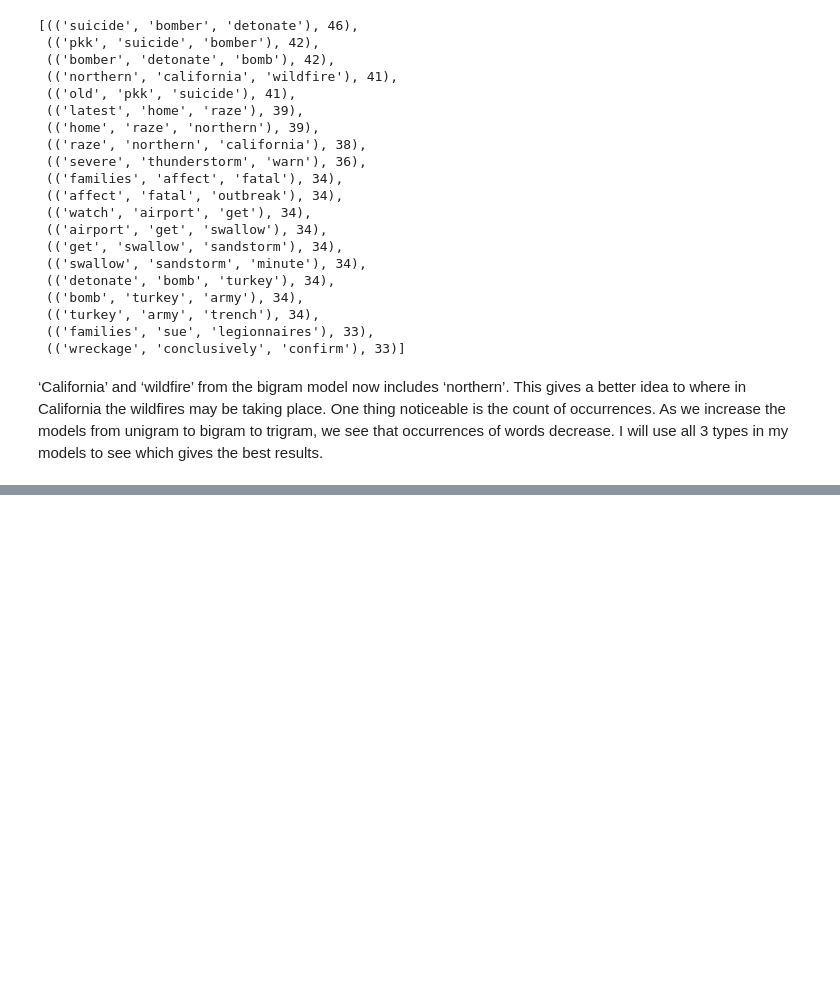
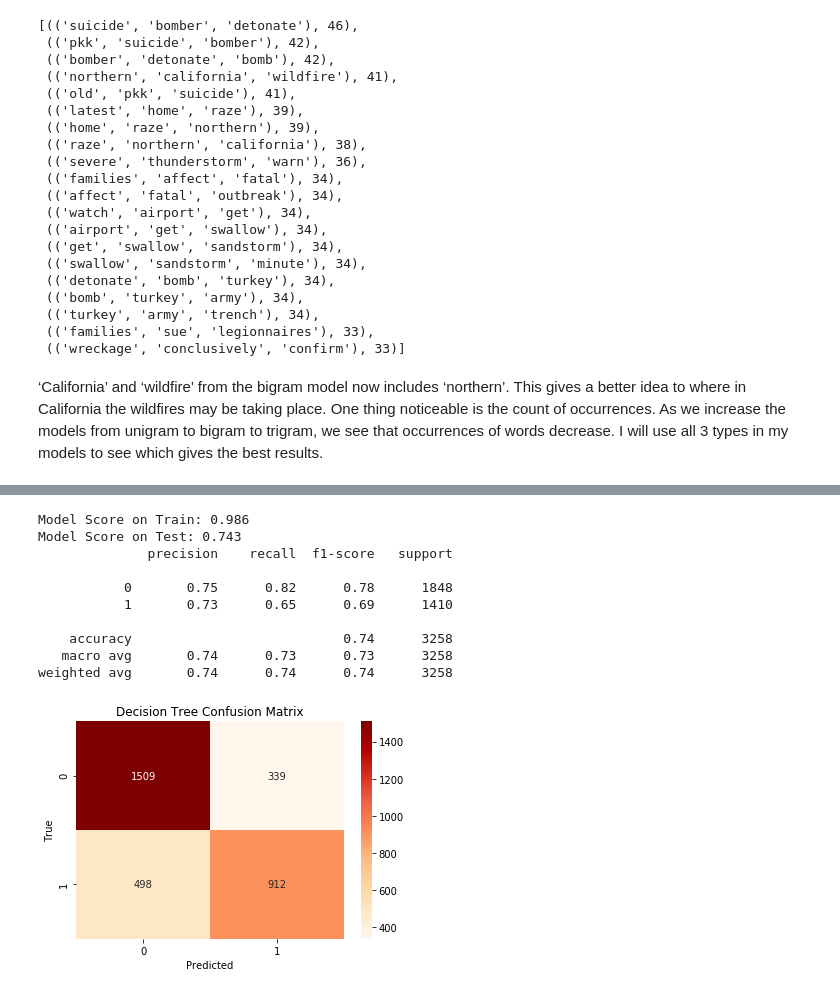
Before and after one commit to barcilla/Capstone_2, a Jupyter notebook: Tweet Classifier: Detecting Disasters.ipynb, the cells around one changed output, grey strips where cells are left out. Drawn from its saved outputs; the diff is of its cells as text; code cells hidden in the pictures; blank space fills up the shorter version.

```diff
--- a/Tweet Classifier: Detecting Disasters.ipynb
+++ b/Tweet Classifier: Detecting Disasters.ipynb
@@ -558,0 +661,34 @@ Top 20 Trigrams for Disaster Tweets
+# %%
+#Normalizaiton for Decision Tree and Random Forest is not needed
+
+cv = make_column_transformer((CountVectorizer(), 'clean_text'), remainder='passthrough')
+# %%
+%%time
+
+dt_pipe = make_pipeline(cv, DecisionTreeClassifier(random_state=34))
+
+dt_pipe.fit(X_train, y_train)
+
+y_pred = dt_pipe.predict(X_test)
+print('Model Score on Train: %.3f' % dt_pipe.score(X_train,y_train))
+print('Model Score on Test: %.3f' % dt_pipe.score(X_test, y_test))
+print(classification_report(y_test, y_pred))
+
+conf = confusion_matrix(y_test, y_pred)
+_ = sns.heatmap(conf, annot=True, fmt='d', cmap='OrRd')
+_ = plt.xlabel('Predicted')
+_ = plt.ylabel('True')
+_ = plt.title('Decision Tree Confusion Matrix')
+plt.show()
+# %% [output]
+Model Score on Train: 0.986
+Model Score on Test: 0.743
+              precision    recall  f1-score   support
+
+           0       0.75      0.82      0.78      1848
+           1       0.73      0.65      0.69      1410
+
+    accuracy                           0.74      3258
+   macro avg       0.74      0.73      0.73      3258
+weighted avg       0.74      0.74      0.74      3258
+[figure, added]
```
Also changed, not shown: parts of 36 cells of this notebook.
